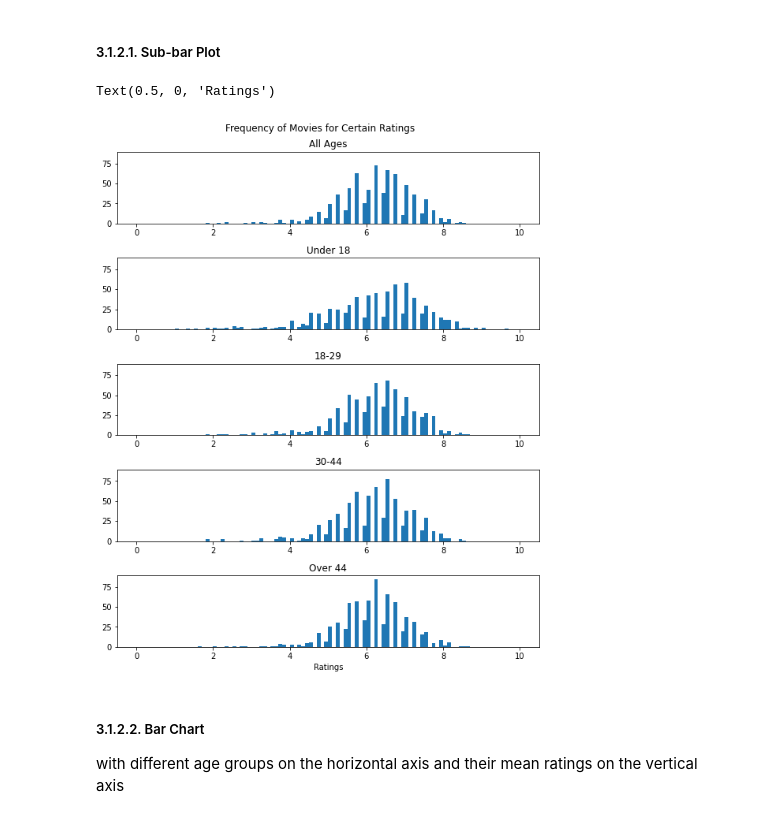
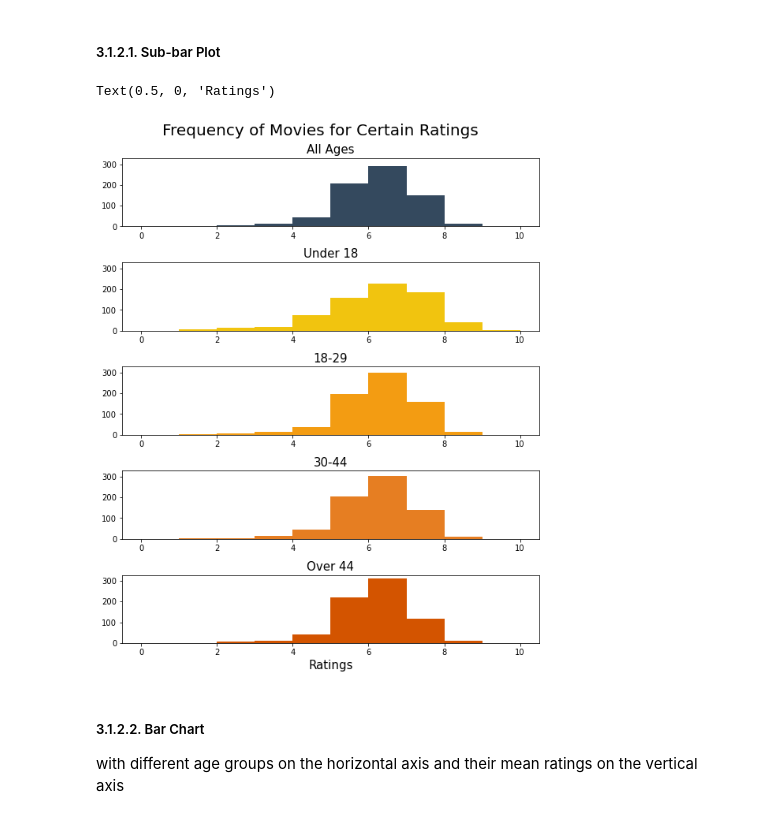
Before and after one commit to tl3472/GA4003-HorrorFilms, a Jupyter notebook: Horror Film Report.ipynb, the cells around one changed output. Saved outputs shown, nothing was run; the diff lists cells and outputs as text; code cells hidden in the pictures.

```diff
--- a/Horror Film Report.ipynb
+++ b/Horror Film Report.ipynb
@@ -192,21 +316,22 @@ Then we will use sub-bar plots to cross-analyze whether different age groups hav
 ##### 3.1.2.1. Sub-bar Plot
 # %%
 fig, axs = plt.subplots(5, 1, sharey=True, tight_layout=True,figsize=(8, 10))
-axs[0].hist(age_group['Rate_All Ages'],range = [0, 10],bins = 100,density = False)
-axs[0].set_title('All Ages')
-axs[1].hist(age_group['Rate_<18'],range = [0, 10],bins = 100,density = False)
-axs[1].set_title('Under 18')
-axs[2].hist(age_group['Rate_18-29'],range = [0, 10],bins = 100,density = False)
-axs[2].set_title('18-29')
-axs[3].hist(age_group['Rate_30-44'],range = [0, 10],bins = 100,density = False)
-axs[3].set_title('30-44')
-axs[4].hist(age_group['Rate_45+'],range = [0, 10],bins = 100,density = False)
-axs[4].set_title('Over 44')
-fig.suptitle('Frequency of Movies for Certain Ratings')
-plt.xlabel("Ratings")
+# '#F1C40F', '#F39C12', '#E67E22', '#D35400'
+axs[0].hist(age_group['Rate_All Ages'],range = [0, 10],bins = 10,density = False, color = '#34495E')
+axs[0].set_title('All Ages', size = 15)
+axs[1].hist(age_group['Rate_<18'],range = [0, 10],bins = 10,density = False, color = '#F1C40F')
+axs[1].set_title('Under 18', size = 15)
+axs[2].hist(age_group['Rate_18-29'],range = [0, 10],bins = 10,density = False, color = '#F39C12')
+axs[2].set_title('18-29', size = 15)
+axs[3].hist(age_group['Rate_30-44'],range = [0, 10],bins = 10,density = False, color = '#E67E22')
+axs[3].set_title('30-44', size = 15)
+axs[4].hist(age_group['Rate_45+'],range = [0, 10],bins = 10,density = False, color = '#D35400')
+axs[4].set_title('Over 44', size = 15)
+fig.suptitle('Frequency of Movies for Certain Ratings', size = 20)
+plt.xlabel("Ratings", size = 15)
 # %% [output]
 Text(0.5, 0, 'Ratings')
-[figure, old version]
+[figure, new version]
 # %% [markdown]
 ##### 3.1.2.2. Bar Chart
 with different age groups on the horizontal axis and their mean ratings on the vertical axis
```
Also changed, not shown: parts of 71 cells of this notebook.
